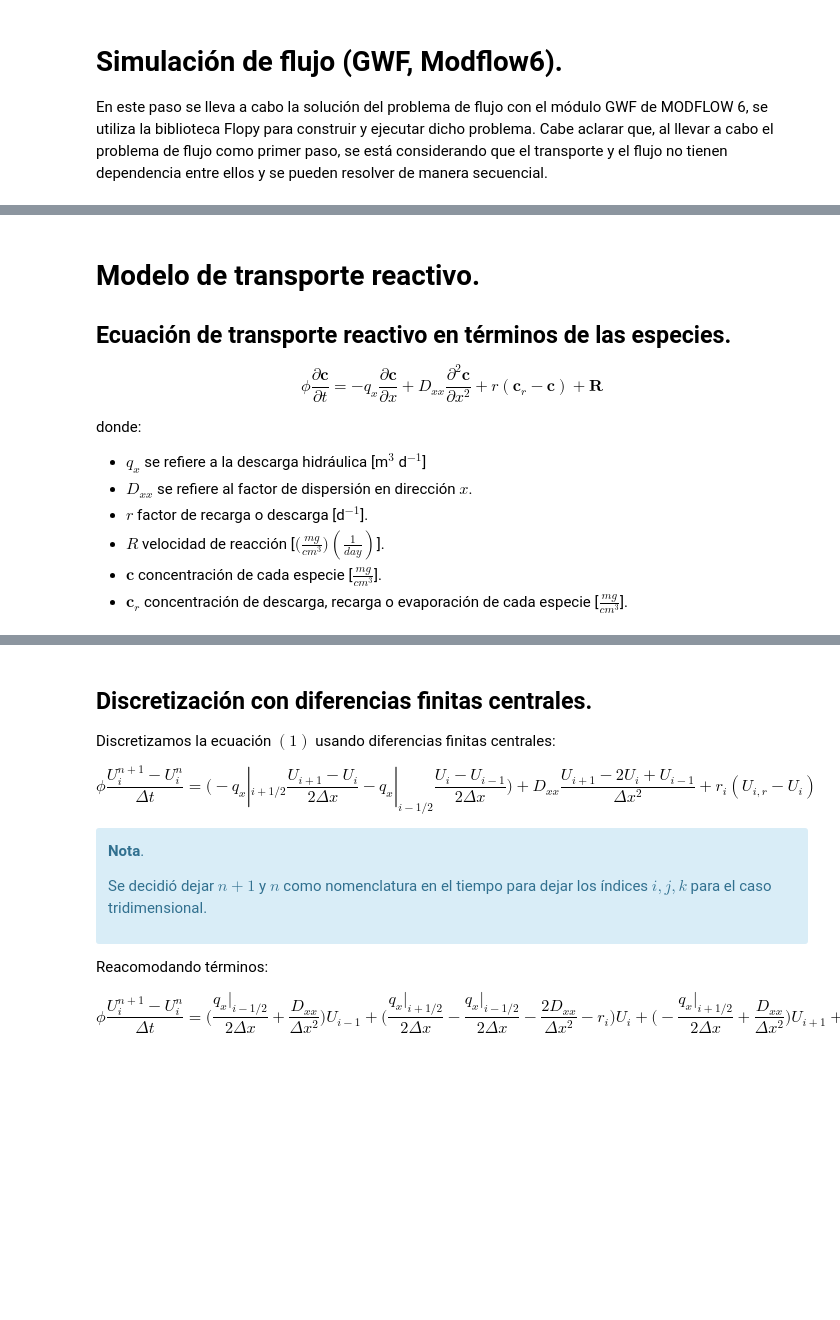
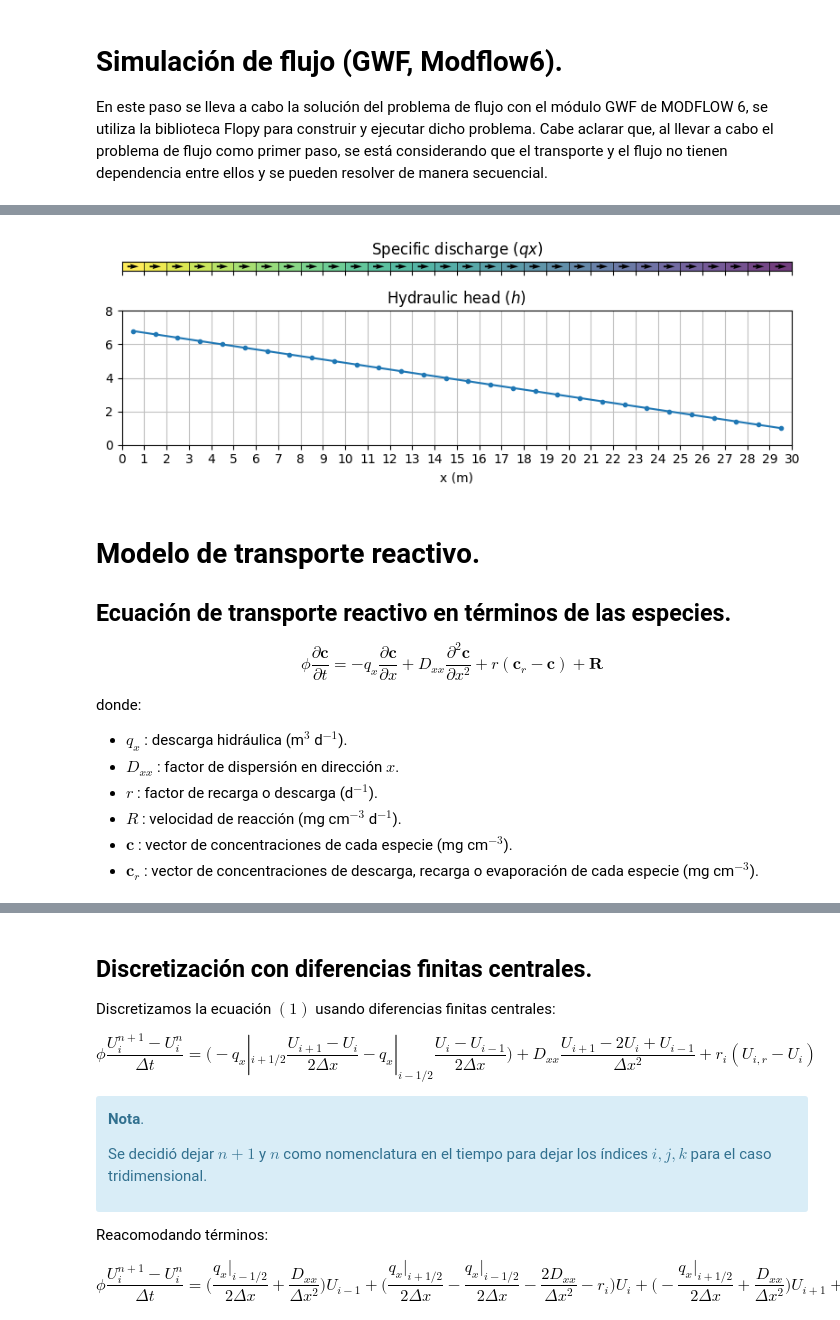
Before and after one commit to luiggix/RTWMA, a Jupyter notebook: benchmarks/03_wma/01_GWF-DFC-WMA_Yeso/1_GWF_DFC_WMA_Imp.ipynb, the cells around one changed output, grey strips where cells are left out. Cells and saved outputs as stored; diff of their text form; code cells hidden in the pictures; blank space fills up the shorter version.

```diff
--- a/benchmarks/03_wma/01_GWF-DFC-WMA_Yeso/1_GWF_DFC_WMA_Imp.ipynb
+++ b/benchmarks/03_wma/01_GWF-DFC-WMA_Yeso/1_GWF_DFC_WMA_Imp.ipynb
@@ -298,12 +294,15 @@ FileNotFoundError: The program C:\Users\luiggi\Documents\GitSites\mf6_tutorial\m
 # %%
 # --- Recuperamos las coordenadas del dominio
 grid = o_gwf.modelgrid
-x = grid.xyzcellcenters[0][0] # centros de los volúmenes
+x = grid.xcellcenters[0] # centros de los volúmenes
 y = grid.ycellcenters[0]
-xv = grid.xyzvertices[0][0]   # vértices
+xv = grid.xvertices[0]   # vértices
 
 print(linea)
-print(f"Mesh coordinates {x.shape}:\n{x}")
+print(f"Mesh coordinates volumes:\n x: {x.shape}:\n{x}")
+print(f"                 \n y: {y.shape}:\n{y}")
+print(linea)
+print(f"Mesh coordinates vertices:\n xv: {xv.shape}:\n{xv}")
 
 # --- Recuperamos los resultados de flujo de la simulación ---
 head = xmf6.gwf.get_head(o_gwf)
@@ -317,24 +334,26 @@ print(linea)
 # %%
 fig, (ax1, ax2) = plt.subplots(2, 1, sharex = True,
                                figsize=(8, 3), height_ratios=[0.1,1.5])
 
 pmv = flopy.plot.PlotMapView(modelgrid=grid, layer=0, ax=ax1)
 pmv.plot_grid(color='black', linewidth=0.5)
 cb = pmv.plot_array(head, cmap="viridis", alpha=0.5)
 ax1.quiver(x, y, qx[0], qy[0], scale=0.4, scale_units='xy', width=0.0025, color='k', pivot='middle')
 ax1.set_title("Specific discharge ($qx$)")
-ax1.set_xticks(ticks=xv)
+ax1.set_xticks(ticks=[])
 ax1.set_yticks(ticks=[])
 
 ax2.plot(x, head[0,0], ".-", label="Head", zorder=5)
 ax2.set_title(f"Hydraulic head ($h$)")
 ax2.set_xlabel("x (m)")
 ax2.set_xticks(ticks=xv)
 ax2.set_ylim(0,8)
 ax2.grid(c="silver")
+
 plt.tight_layout()
-
 plt.show()
+# %% [output]
+[figure, added]
 # %% [markdown]
 # Modelo de transporte reactivo.
 
@@ -346,11 +365,11 @@ $$
 $$
 
 donde:
-* $q_{x}$ se refiere a la descarga hidráulica [m$^{3}$ d$^{-1}$]
-* $D_{xx}$ se refiere al factor de dispersión en dirección $x$.
-* $r$  factor de recarga o descarga [d$^{-1}$].
-* $R$  velocidad de reacción [$\big(\frac{mg}{cm^{3}}\big)(\frac{1}{day})$].
-* $\textbf{c}$  concentración de cada especie [$\frac{mg}{cm^{3}}$].
-* $\textbf{c}_{r}$  concentración de descarga, recarga o evaporación de cada especie [$\frac{mg}{cm^{3}}$].
+* $q_{x}$ : descarga hidráulica (m$^{3}$ d$^{-1}$).
+* $D_{xx}$ : factor de dispersión en dirección $x$.
+* $r$ : factor de recarga o descarga (d$^{-1}$).
+* $R$ : velocidad de reacción (mg cm$^{-3}$ d$^{-1}$).
+* $\textbf{c}$ : vector de concentraciones de cada especie (mg cm$^{-3}$).
+* $\textbf{c}_{r}$ : vector de concentraciones de descarga, recarga o evaporación de cada especie (mg cm$^{-3}$).
 # %% [markdown]
 ## Transporte reactivo para dos especies.
```
Also changed, not shown: parts of 4 cells of this notebook, 13 other files.
